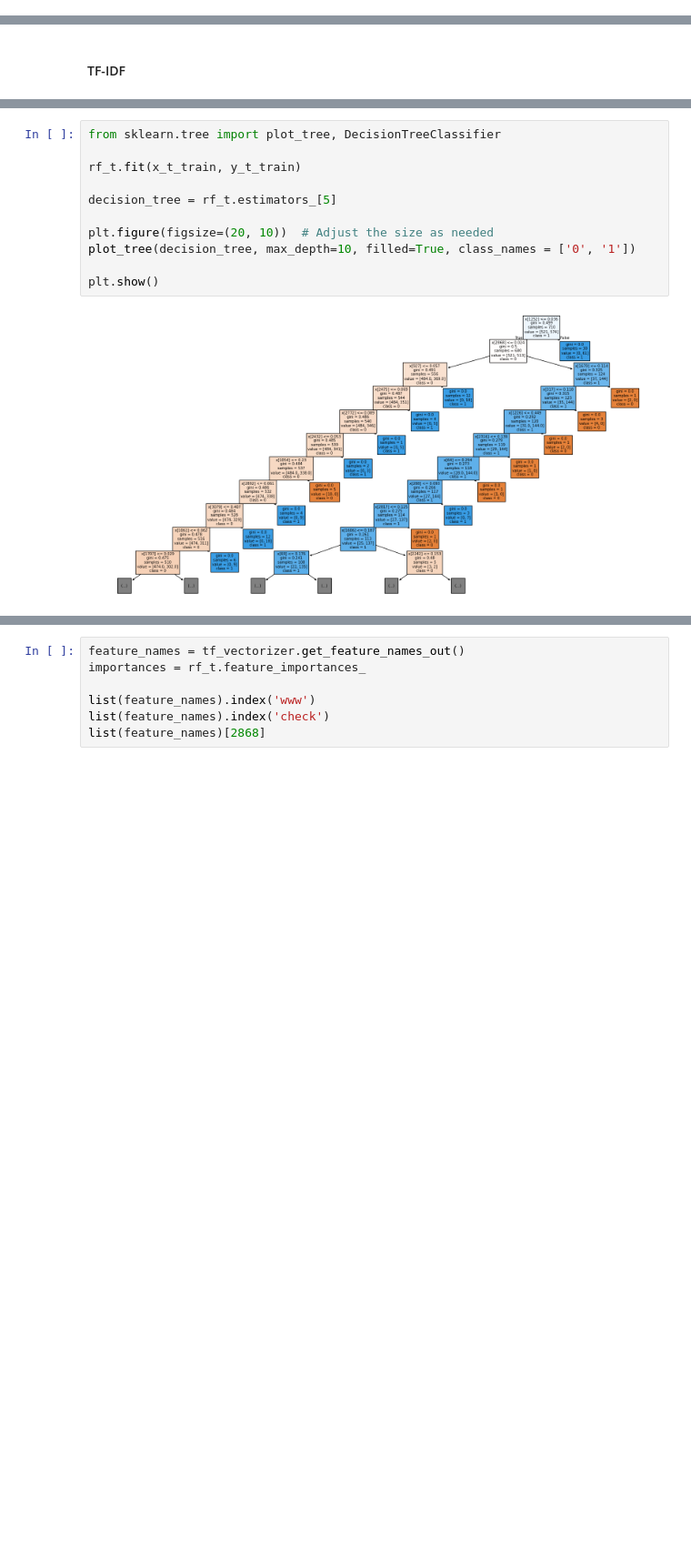
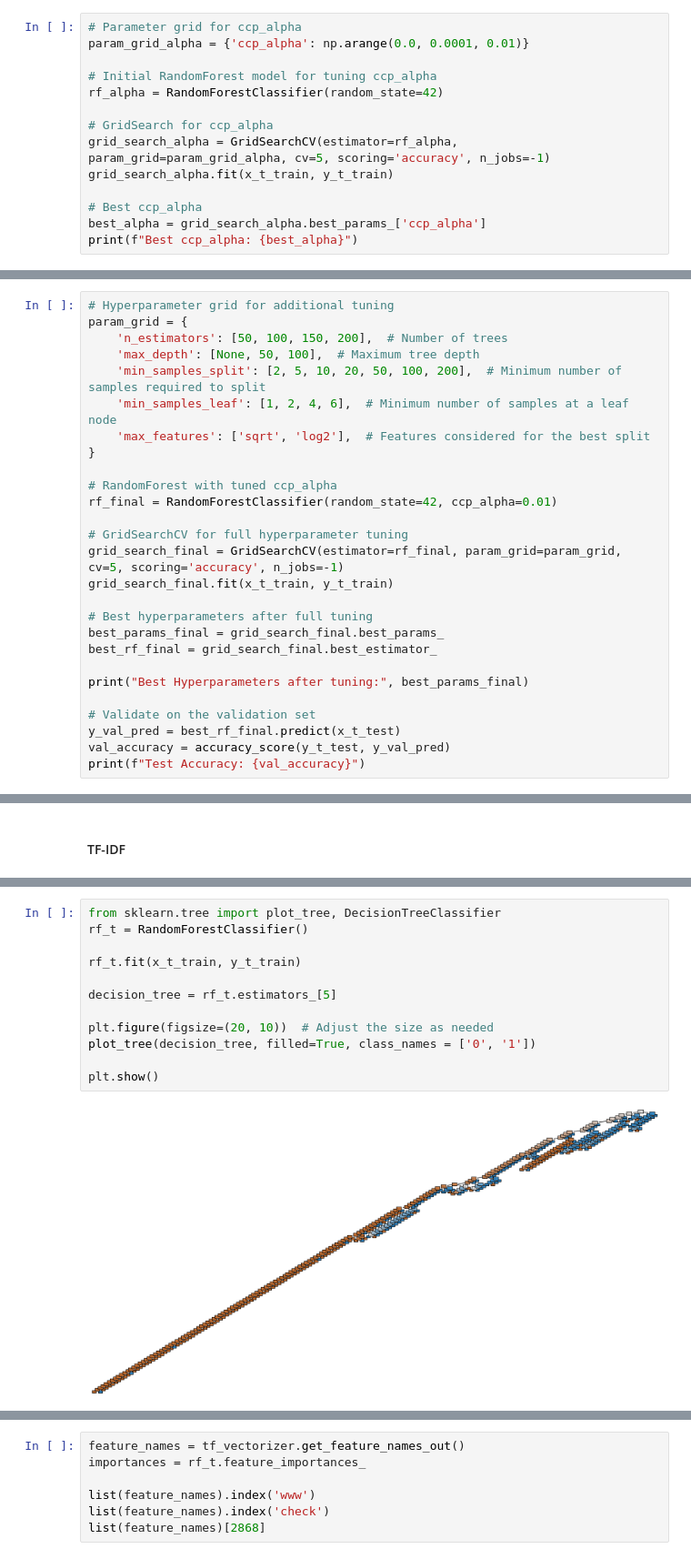
Before and after one commit to wogus00/spam-classification, a Jupyter notebook: submission_notebook.ipynb, the cells around one changed output, grey strips where cells are left out. Shown at 91% size. Cells and saved outputs as stored; diff of their text form; blank space fills up the shorter version.

```diff
--- a/submission_notebook.ipynb
+++ b/submission_notebook.ipynb
@@ -239,0 +455,14 @@ t_grid_search.best_params_
+# %%
+# Parameter grid for ccp_alpha
+param_grid_alpha = {'ccp_alpha': np.arange(0.0, 0.0001, 0.01)}
+
+# Initial RandomForest model for tuning ccp_alpha
+rf_alpha = RandomForestClassifier(random_state=42)
+
+# GridSearch for ccp_alpha
+grid_search_alpha = GridSearchCV(estimator=rf_alpha, param_grid=param_grid_alpha, cv=5, scoring='accuracy', n_jobs=-1)
+grid_search_alpha.fit(x_t_train, y_t_train)
+
+# Best ccp_alpha
+best_alpha = grid_search_alpha.best_params_['ccp_alpha']
+print(f"Best ccp_alpha: {best_alpha}")
@@ -239,0 +471,27 @@ t_grid_search.best_params_
+# %%
+# Hyperparameter grid for additional tuning
+param_grid = {
+    'n_estimators': [50, 100, 150, 200],  # Number of trees
+    'max_depth': [None, 50, 100],  # Maximum tree depth
+    'min_samples_split': [2, 5, 10, 20, 50, 100, 200],  # Minimum number of samples required to split
+    'min_samples_leaf': [1, 2, 4, 6],  # Minimum number of samples at a leaf node
+    'max_features': ['sqrt', 'log2'],  # Features considered for the best split
+}
+
+# RandomForest with tuned ccp_alpha
+rf_final = RandomForestClassifier(random_state=42, ccp_alpha=0.01)
+
+# GridSearchCV for full hyperparameter tuning
+grid_search_final = GridSearchCV(estimator=rf_final, param_grid=param_grid, cv=5, scoring='accuracy', n_jobs=-1)
+grid_search_final.fit(x_t_train, y_t_train)
+
+# Best hyperparameters after full tuning
+best_params_final = grid_search_final.best_params_
+best_rf_final = grid_search_final.best_estimator_
+
+print("Best Hyperparameters after tuning:", best_params_final)
+
+# Validate on the validation set
+y_val_pred = best_rf_final.predict(x_t_test)
+val_accuracy = accuracy_score(y_t_test, y_val_pred)
+print(f"Test Accuracy: {val_accuracy}")
@@ -305,13 +528,14 @@ LR: 0.9232876712328766
 # %%
 from sklearn.tree import plot_tree, DecisionTreeClassifier
+rf_t = RandomForestClassifier()
 
 rf_t.fit(x_t_train, y_t_train)
 
 decision_tree = rf_t.estimators_[5]
 
 plt.figure(figsize=(20, 10))  # Adjust the size as needed
-plot_tree(decision_tree, max_depth=10, filled=True, class_names = ['0', '1'])
+plot_tree(decision_tree, filled=True, class_names = ['0', '1'])
 
 plt.show()
 # %% [output]
-[figure, old version]
+[figure, new version]
```
Also changed, not shown: parts of 33 cells of this notebook.
